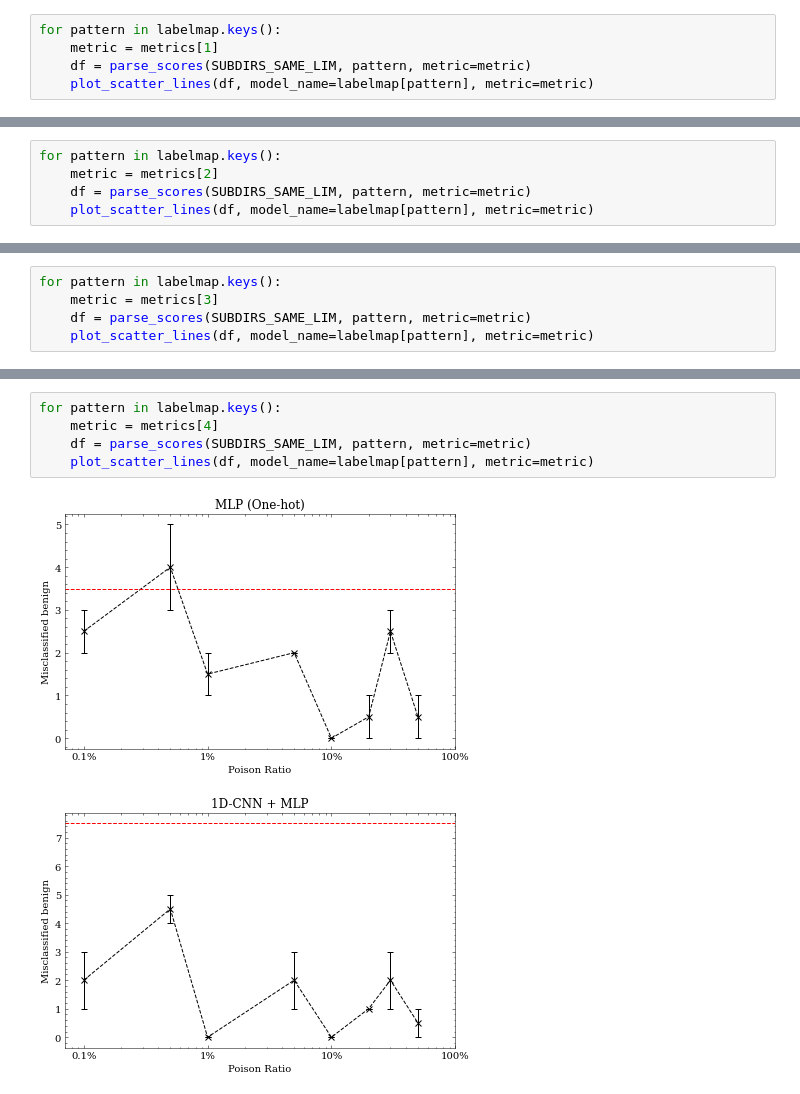
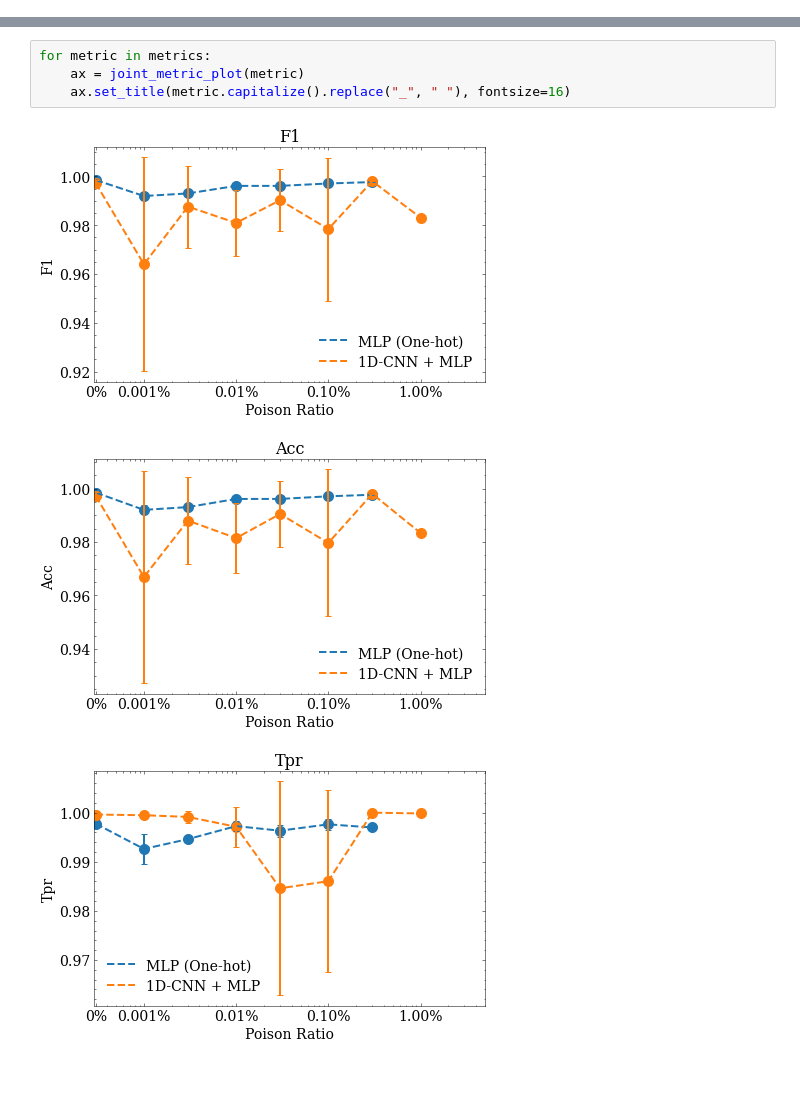
Before and after one commit to dtrizna/QuasarNix, a Jupyter notebook: results_adversarial_poisoning_pollution.ipynb, the cells around one changed output, grey strips where cells are left out. Saved outputs shown, nothing was run; the diff lists cells and outputs as text.

```diff
--- a/results_adversarial_poisoning_pollution.ipynb
+++ b/results_adversarial_poisoning_pollution.ipynb
@@ -108,5 +140,0 @@ for pattern in labelmap.keys():
-# %%
-for pattern in labelmap.keys():
-    metric = metrics[1]
-    df = parse_scores(SUBDIRS_SAME_LIM, pattern, metric=metric)
-    plot_scatter_lines(df, model_name=labelmap[pattern], metric=metric)
@@ -116,5 +140,0 @@ for pattern in labelmap.keys():
-# %%
-for pattern in labelmap.keys():
-    metric = metrics[2]
-    df = parse_scores(SUBDIRS_SAME_LIM, pattern, metric=metric)
-    plot_scatter_lines(df, model_name=labelmap[pattern], metric=metric)
@@ -124,5 +140,0 @@ for pattern in labelmap.keys():
-# %%
-for pattern in labelmap.keys():
-    metric = metrics[3]
-    df = parse_scores(SUBDIRS_SAME_LIM, pattern, metric=metric)
-    plot_scatter_lines(df, model_name=labelmap[pattern], metric=metric)
@@ -132,8 +141,8 @@ for pattern in labelmap.keys():
-# %%
-for pattern in labelmap.keys():
-    metric = metrics[4]
-    df = parse_scores(SUBDIRS_SAME_LIM, pattern, metric=metric)
-    plot_scatter_lines(df, model_name=labelmap[pattern], metric=metric)
-# %% [output]
-[figure, removed]
-[figure, removed]
+# %%
+for metric in metrics:
+    ax = joint_metric_plot(metric)
+    ax.set_title(metric.capitalize().replace("_", " "), fontsize=16)
+# %% [output]
+[figure, added]
+[figure, added]
+[figure, added]
```
Also changed, not shown: parts of 7 cells of this notebook.
